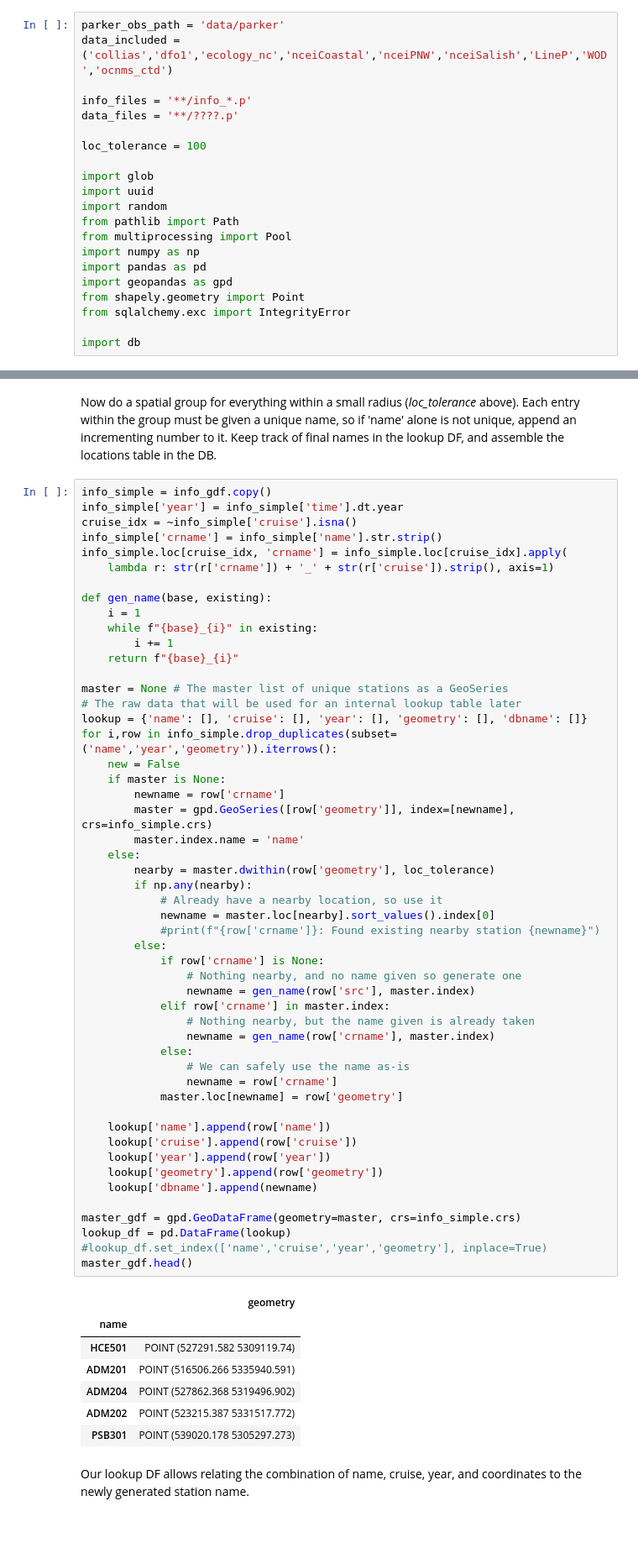
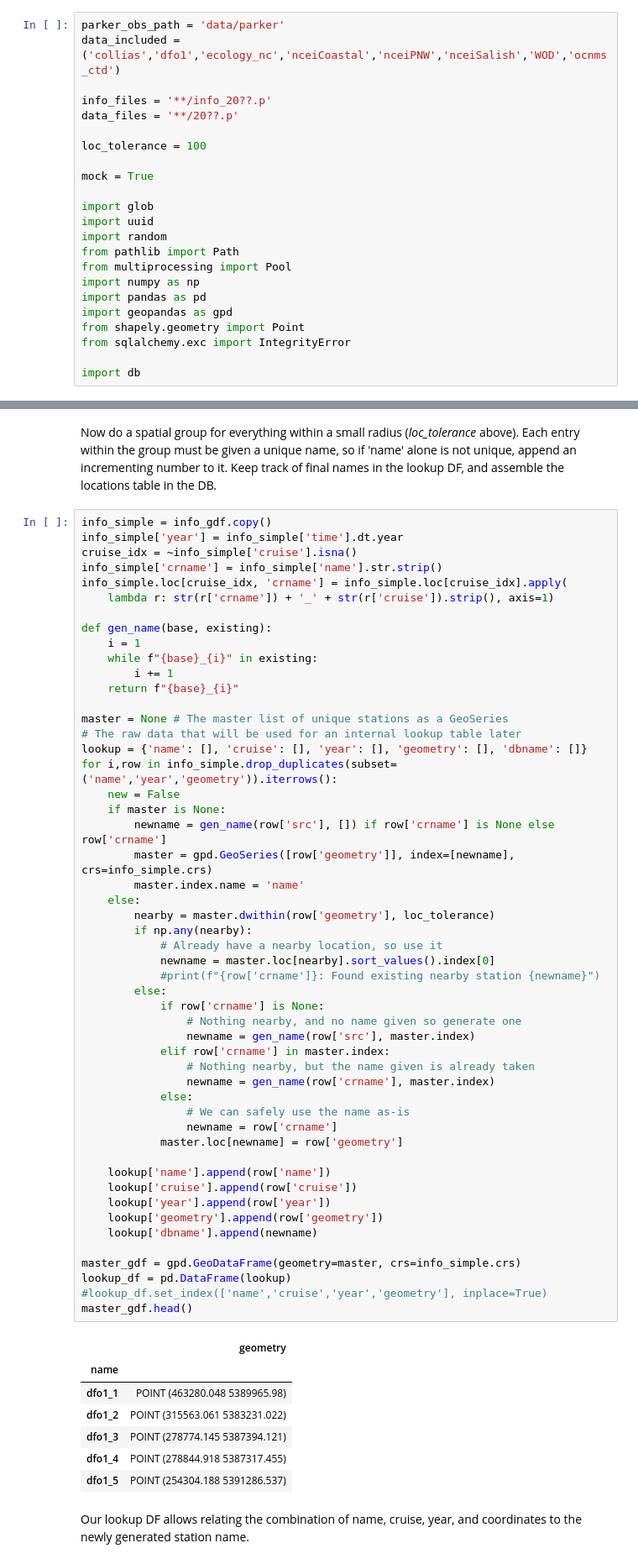
Before and after one commit to bedaro/puget_sound_obsdata, a Jupyter notebook: load_parker.ipynb, the cells around one changed output, grey strips where cells are left out. Shown at 84% size. Cells and saved outputs as stored; diff of their text form; blank space fills up the shorter version.

```diff
--- a/load_parker.ipynb
+++ b/load_parker.ipynb
@@ -16,12 +16,14 @@ Parameters for tuning:
 On my setup with a separate database server on a gigabit ethernet connection, loading all of the default data took over an hour to finish.
 # %%
 parker_obs_path = 'data/parker'
-data_included = ('collias','dfo1','ecology_nc','nceiCoastal','nceiPNW','nceiSalish','LineP','WOD','ocnms_ctd')
+data_included = ('collias','dfo1','ecology_nc','nceiCoastal','nceiPNW','nceiSalish','WOD','ocnms_ctd')
 
-info_files = '**/info_*.p'
-data_files = '**/????.p'
+info_files = '**/info_20??.p'
+data_files = '**/20??.p'
 
 loc_tolerance = 100
+
+mock = True
 
 import glob
 import uuid
@@ -112,45 +106,45 @@ lookup = {'name': [], 'cruise': [], 'year': [], 'geometry': [], 'dbname': []}
 for i,row in info_simple.drop_duplicates(subset=('name','year','geometry')).iterrows():
     new = False
     if master is None:
-        newname = row['crname']
+        newname = gen_name(row['src'], []) if row['crname'] is None else row['crname']
         master = gpd.GeoSeries([row['geometry']], index=[newname], crs=info_simple.crs)
         master.index.name = 'name'
     else:
         nearby = master.dwithin(row['geometry'], loc_tolerance)
         if np.any(nearby):
             # Already have a nearby location, so use it
             newname = master.loc[nearby].sort_values().index[0]
             #print(f"{row['crname']}: Found existing nearby station {newname}")
         else:
             if row['crname'] is None:
                 # Nothing nearby, and no name given so generate one
                 newname = gen_name(row['src'], master.index)
             elif row['crname'] in master.index:
                 # Nothing nearby, but the name given is already taken
                 newname = gen_name(row['crname'], master.index)
             else:
                 # We can safely use the name as-is
                 newname = row['crname']
             master.loc[newname] = row['geometry']
 
     lookup['name'].append(row['name'])
     lookup['cruise'].append(row['cruise'])
     lookup['year'].append(row['year'])
     lookup['geometry'].append(row['geometry'])
     lookup['dbname'].append(newname)
 
 master_gdf = gpd.GeoDataFrame(geometry=master, crs=info_simple.crs)
 lookup_df = pd.DataFrame(lookup)
 #lookup_df.set_index(['name','cruise','year','geometry'], inplace=True)
 master_gdf.head()
 # %% [output]
 |  | geometry |
 | name |  |
-| HCE501 | POINT (527291.582 5309119.74) |
-| ADM201 | POINT (516506.266 5335940.591) |
-| ADM204 | POINT (527862.368 5319496.902) |
-| ADM202 | POINT (523215.387 5331517.772) |
-| PSB301 | POINT (539020.178 5305297.273) |
+| dfo1_1 | POINT (463280.048 5389965.98) |
+| dfo1_2 | POINT (315563.061 5383231.022) |
+| dfo1_3 | POINT (278774.145 5387394.121) |
+| dfo1_4 | POINT (278844.918 5387317.455) |
+| dfo1_5 | POINT (254304.188 5391286.537) |
 # %% [markdown]
 Our lookup DF allows relating the combination of name, cruise, year, and coordinates to the newly generated station name.
 # %%
```
Also changed, not shown: parts of 7 cells of this notebook, 1 other file.
